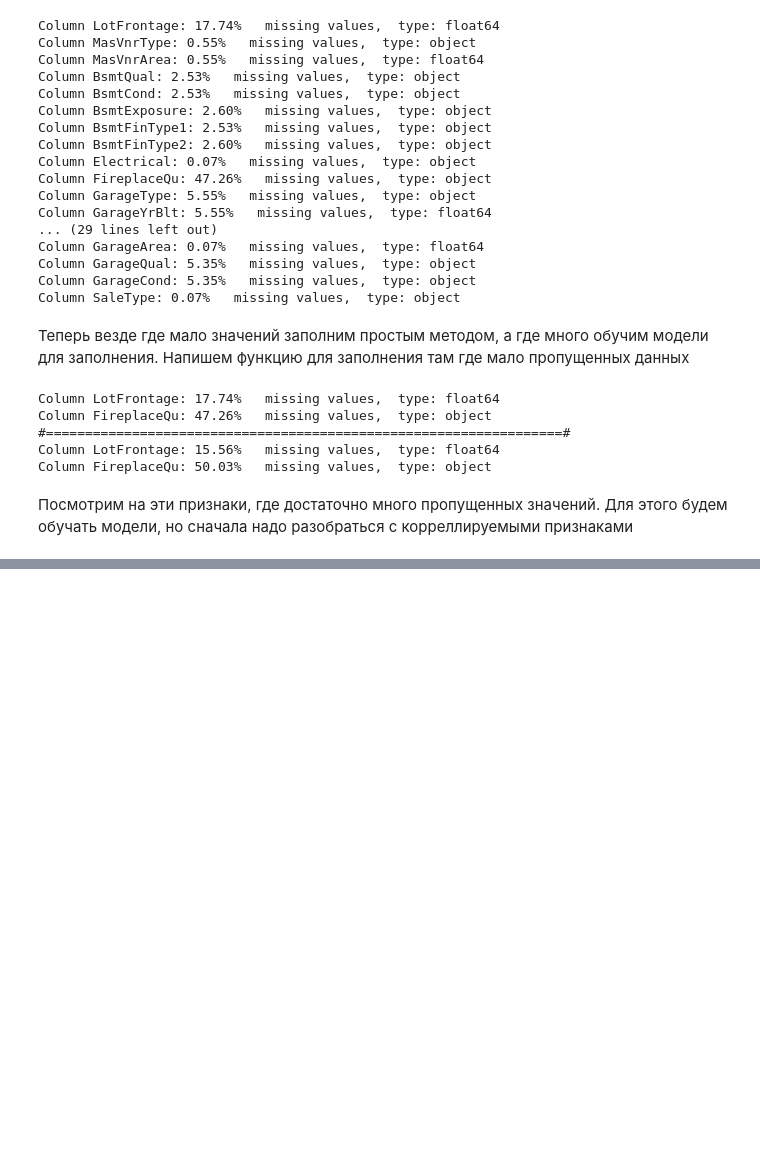
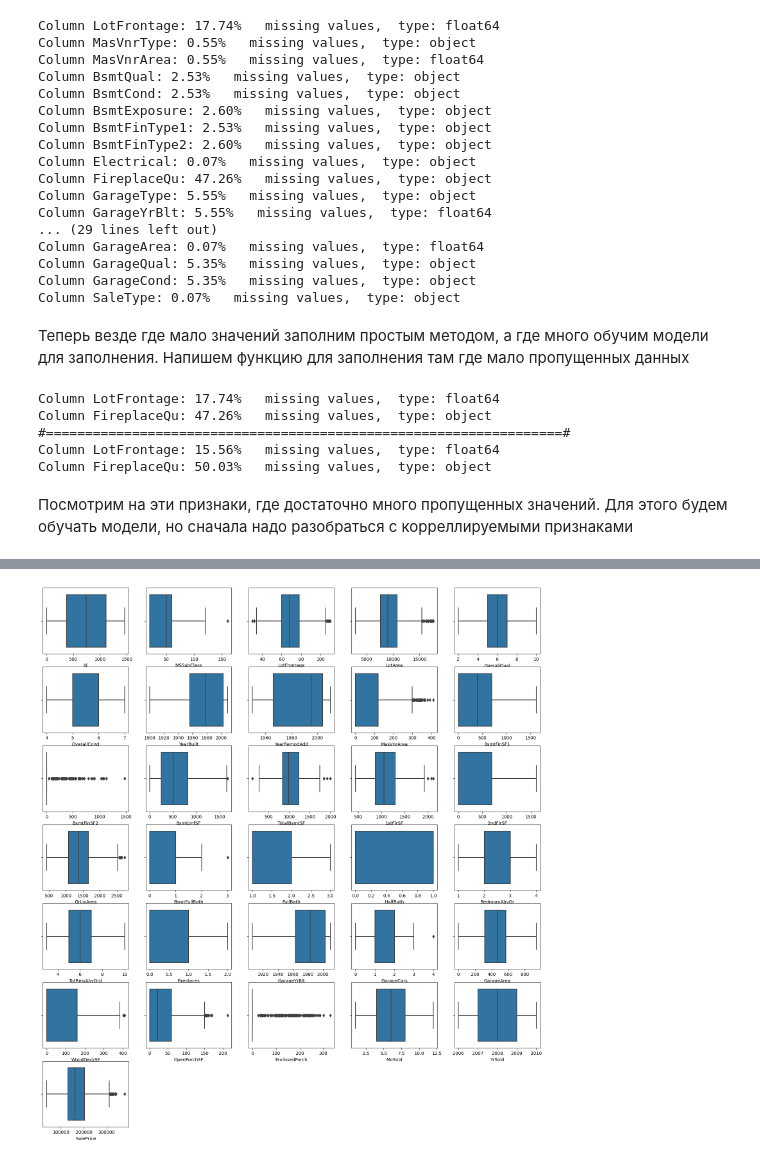
Before and after one commit to rybinsky/House-Price-Prediction, a Jupyter notebook: hpp.ipynb, the cells around one changed output, grey strips where cells are left out. Cells and saved outputs as stored; diff of their text form; code cells hidden in the pictures; blank space fills up the shorter version.

```diff
--- a/hpp.ipynb
+++ b/hpp.ipynb
@@ -308,0 +330,22 @@ def remove_collinear_features(df, threshold, verbose, target_var):
+# %%
+def drop_similar_columns(df, threshold):
+    '''
+    Description:
+        Удаляет столбцы из df, если в них больше, чем threshold одинаковых значений
+
+    Args:
+        df (pd.DataFrame): матрица признаков
+        threshold (float): порог удаления
+
+    Returns:
+        df (pd.DataFrame): очищенная матрица признаков
+    '''
+    num_rows = df.shape[0]
+    drop_cols = []
+
+    for col in df.columns:
+        if df[col].value_counts().iloc[0] >= num_rows * (threshold / 100):
+            drop_cols.append(col)
+
+    df = df.drop(columns = drop_cols)
+    return df
@@ -308,0 +466,12 @@ def remove_collinear_features(df, threshold, verbose, target_var):
+# %%
+df = drop_similar_columns(df = df, threshold = 95)
+
+continuous_columns = [key for key in df.keys() if df[key].dtype in ("int64", "float64")]
+categorical_columns = [key for key in df.keys() if df[key].dtype == "object"]
+# %%
+plt.figure(figsize = (20, 25))
+for i, col in enumerate(continuous_columns):
+    plt.subplot(8, 5, i + 1)
+    sns.boxplot(data = df, x = df[col])
+# %% [output]
+[figure, added]
```
Also changed, not shown: parts of 9 cells of this notebook.
